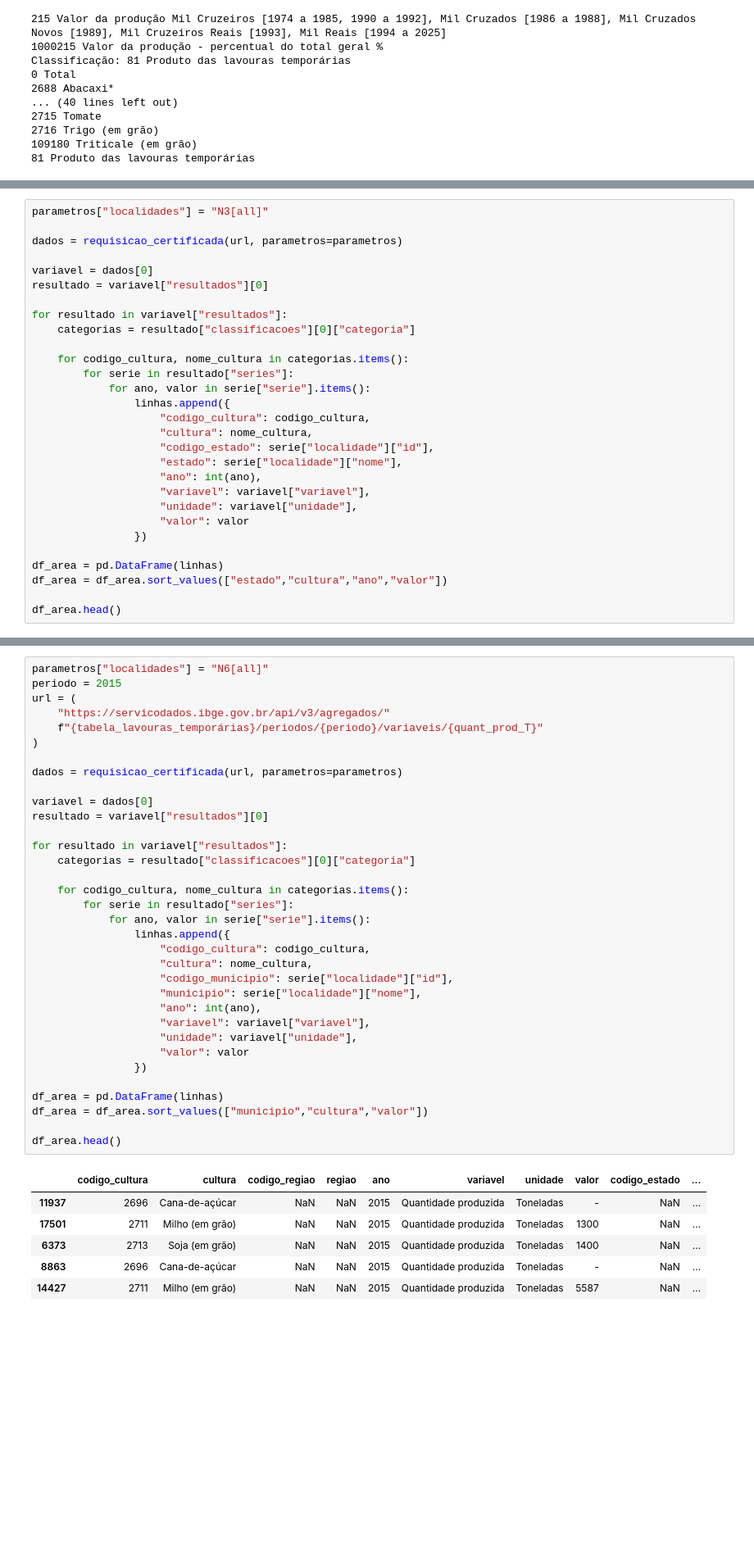
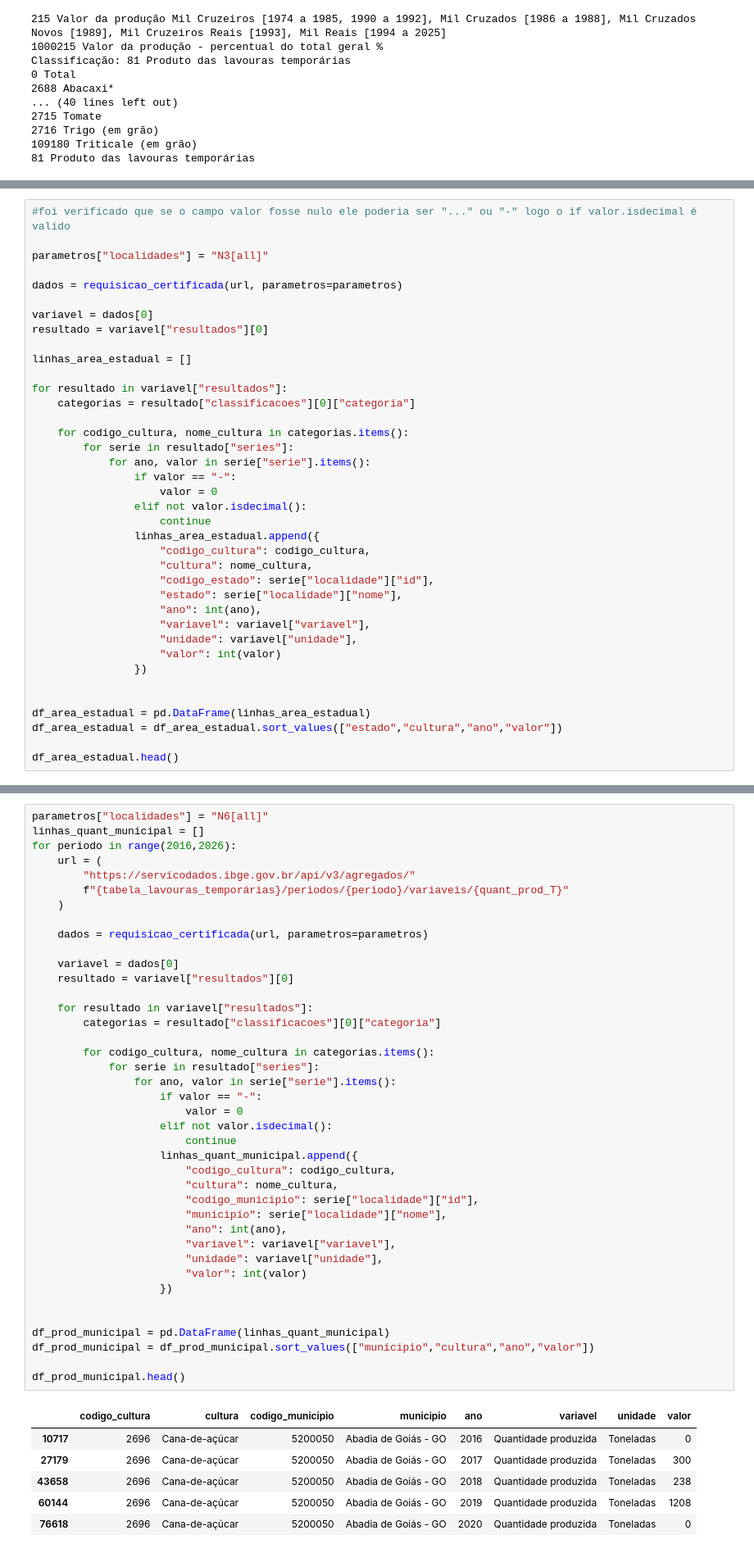
Before and after one commit to Marcos00758/Avaliacao_Credito_Rural, a Jupyter notebook: API_IBGE.ipynb, the cells around one changed output, grey strips where cells are left out. Shown at 82% size. Drawn from its saved outputs; the diff is of its cells as text; blank space fills up the shorter version.

```diff
--- a/API_IBGE.ipynb
+++ b/API_IBGE.ipynb
@@ -155,4 +224,6 @@ area plantada por estado
 # %%
+#foi verificado que se o campo valor fosse nulo ele poderia ser "..." ou "-" logo o if valor.isdecimal é valido
+
 parametros["localidades"] = "N3[all]"
 
 dados = requisicao_certificada(url, parametros=parametros)
@@ -160,13 +231,19 @@ dados = requisicao_certificada(url, parametros=parametros)
 variavel = dados[0]
 resultado = variavel["resultados"][0]
 
+linhas_area_estadual = []
+
 for resultado in variavel["resultados"]:
     categorias = resultado["classificacoes"][0]["categoria"]
 
     for codigo_cultura, nome_cultura in categorias.items():
         for serie in resultado["series"]:
             for ano, valor in serie["serie"].items():
-                linhas.append({
+                if valor == "-":
+                    valor = 0
+                elif not valor.isdecimal():
+                    continue
+                linhas_area_estadual.append({
                     "codigo_cultura": codigo_cultura,
                     "cultura": nome_cultura,
                     "codigo_estado": serie["localidade"]["id"],
@@ -174,11 +251,12 @@ for resultado in variavel["resultados"]:
                     "ano": int(ano),
                     "variavel": variavel["variavel"],
                     "unidade": variavel["unidade"],
-                    "valor": valor
+                    "valor": int(valor)
                 })
 
-df_area = pd.DataFrame(linhas)
-df_area = df_area.sort_values(["estado","cultura","ano","valor"])
 
-df_area.head()
+df_area_estadual = pd.DataFrame(linhas_area_estadual)
+df_area_estadual = df_area_estadual.sort_values(["estado","cultura","ano","valor"])
+
+df_area_estadual.head()
 # %% [output]
@@ -191,41 +277,47 @@ df_area.head()
 # %%
 parametros["localidades"] = "N6[all]"
-periodo = 2015
-url = (
-    "https://servicodados.ibge.gov.br/api/v3/agregados/"
-    f"{tabela_lavouras_temporárias}/periodos/{periodo}/variaveis/{quant_prod_T}"
-)
+linhas_quant_municipal = []
+for periodo in range(2016,2026):
+    url = (
+        "https://servicodados.ibge.gov.br/api/v3/agregados/"
+        f"{tabela_lavouras_temporárias}/periodos/{periodo}/variaveis/{quant_prod_T}"
+    )
 
-dados = requisicao_certificada(url, parametros=parametros)
+    dados = requisicao_certificada(url, parametros=parametros)
 
-variavel = dados[0]
-resultado = variavel["resultados"][0]
+    variavel = dados[0]
+    resultado = variavel["resultados"][0]
 
-for resultado in variavel["resultados"]:
-    categorias = resultado["classificacoes"][0]["categoria"]
+    for resultado in variavel["resultados"]:
+        categorias = resultado["classificacoes"][0]["categoria"]
 
-    for codigo_cultura, nome_cultura in categorias.items():
-        for serie in resultado["series"]:
-            for ano, valor in serie["serie"].items():
-                linhas.append({
-                    "codigo_cultura": codigo_cultura,
-                    "cultura": nome_cultura,
-                    "codigo_municipio": serie["localidade"]["id"],
-                    "municipio": serie["localidade"]["nome"],
-                    "ano": int(ano),
-                    "variavel": variavel["variavel"],
-                    "unidade": variavel["unidade"],
-                    "valor": valor
-                })
+        for codigo_cultura, nome_cultura in categorias.items():
+            for serie in resultado["series"]:
+                for ano, valor in serie["serie"].items():
+                    if valor == "-":
+                        valor = 0
+                    elif not valor.isdecimal():
+                        continue
+                    linhas_quant_municipal.append({
+                        "codigo_cultura": codigo_cultura,
+                        "cultura": nome_cultura,
+                        "codigo_municipio": serie["localidade"]["id"],
+                        "municipio": serie["localidade"]["nome"],
+                        "ano": int(ano),
+                        "variavel": variavel["variavel"],
+                        "unidade": variavel["unidade"],
+                        "valor": int(valor)
+                    })
 
-df_area = pd.DataFrame(linhas)
-df_area = df_area.sort_values(["municipio","cultura","valor"])
 
-df_area.head()
+df_prod_municipal = pd.DataFrame(linhas_quant_municipal)
+df_prod_municipal = df_prod_municipal.sort_values(["municipio","cultura","ano","valor"])
+
+df_prod_municipal.head()
 # %% [output]
-|  | codigo_cultura | cultura | codigo_regiao | regiao | ano | variavel | unidade | valor | codigo_estado | ... |
-| 11937 | 2696 | Cana-de-açúcar | NaN | NaN | 2015 | Quantidade produzida | Toneladas | - | NaN | ... |
-| 17501 | 2711 | Milho (em grão) | NaN | NaN | 2015 | Quantidade produzida | Toneladas | 1300 | NaN | ... |
-| 6373 | 2713 | Soja (em grão) | NaN | NaN | 2015 | Quantidade produzida | Toneladas | 1400 | NaN | ... |
-| 8863 | 2696 | Cana-de-açúcar | NaN | NaN | 2015 | Quantidade produzida | Toneladas | - | NaN | ... |
-| 14427 | 2711 | Milho (em grão) | NaN | NaN | 2015 | Quantidade produzida | Toneladas | 5587 | NaN | ... |
+|  | codigo_cultura | cultura | codigo_municipio | municipio | ano | variavel | unidade | valor |
+| 10717 | 2696 | Cana-de-açúcar | 5200050 | Abadia de Goiás - GO | 2016 | Quantidade produzida | Toneladas | 0 |
+| 27179 | 2696 | Cana-de-açúcar | 5200050 | Abadia de Goiás - GO | 2017 | Quantidade produzida | Toneladas | 300 |
+| 43658 | 2696 | Cana-de-açúcar | 5200050 | Abadia de Goiás - GO | 2018 | Quantidade produzida | Toneladas | 238 |
+| 60144 | 2696 | Cana-de-açúcar | 5200050 | Abadia de Goiás - GO | 2019 | Quantidade produzida | Toneladas | 1208 |
+| 76618 | 2696 | Cana-de-açúcar | 5200050 | Abadia de Goiás - GO | 2020 | Quantidade produzida | Toneladas | 0 |
```
Also changed, not shown: parts of 20 cells of this notebook.
